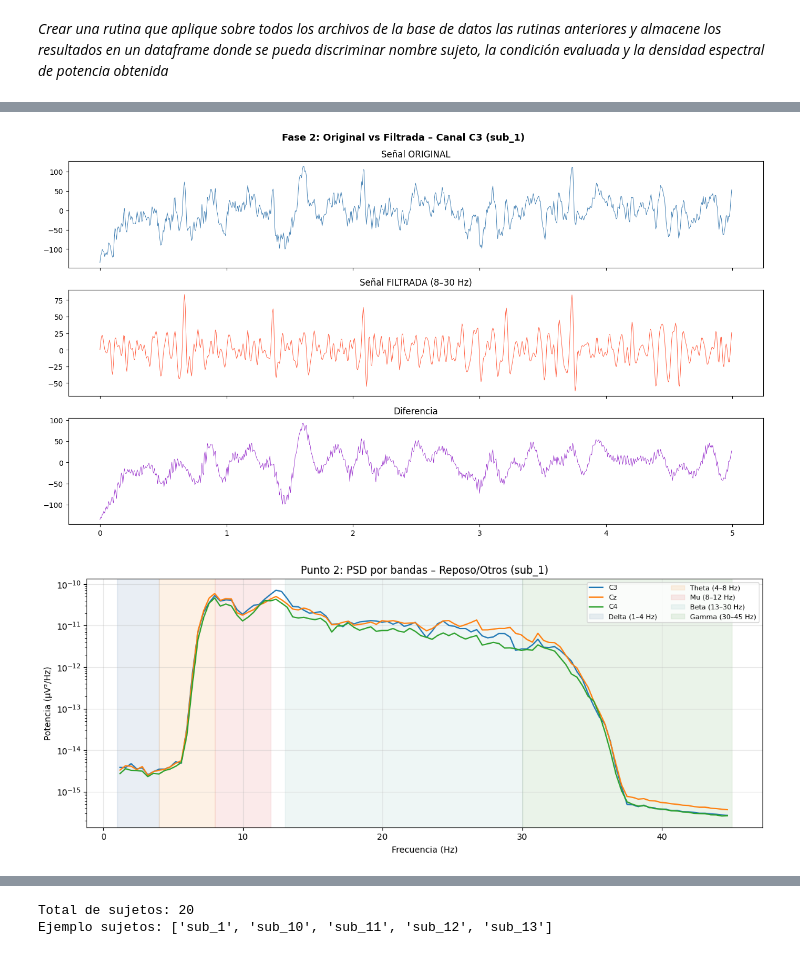
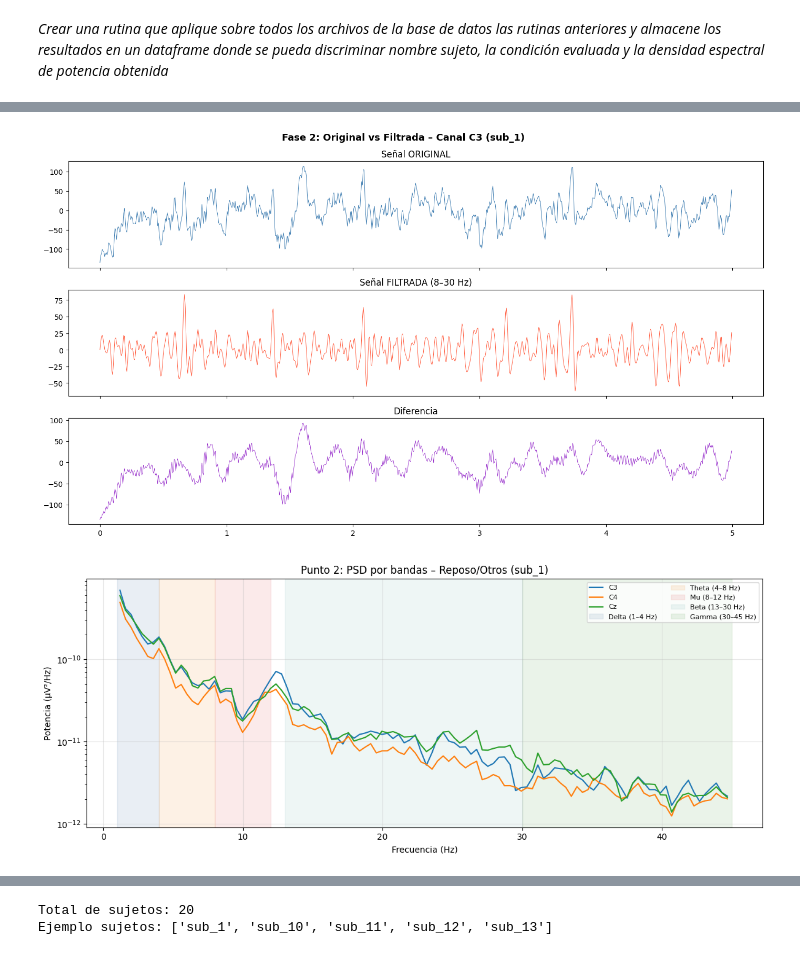
Before and after one commit to saramezap/Proyecto1, a Jupyter notebook: proyecto1_EEG.ipynb, the cells around one changed output, grey strips where cells are left out. Drawn from its saved outputs; the diff is of its cells as text; code cells hidden in the pictures.

Commit message:
corrijo la potencia

```diff
--- a/proyecto1_EEG.ipynb
+++ b/proyecto1_EEG.ipynb
@@ -277,7 +277,7 @@ def procesar_eeg_completo(raw, sujeto_id, nombre_archivo, tipo_tarea, mostrar_gr
         plt.show()
 
     # Fase 2
-    raw_res.filter(l_freq=8., h_freq=30., fir_design='firwin', verbose=False)
+    raw_res.filter(l_freq=8, h_freq=30, fir_design='firwin', verbose=False)
 
     if mostrar_graficas:
         sfreq  = raw_res.info['sfreq']
@@ -443,37 +443,55 @@ def construir_dataframe_completo(base_path):
                 ruta_completa = os.path.join(ruta_sujeto, archivo)
                 raw = mne.io.read_raw_eeglab(ruta_completa, preload=True, verbose=False)
 
+                # 1. Creamos una copia para el PUNTO 2 (Señal Original / Casi limpia)
+                # Solo filtramos lo mínimo (1-45Hz) para que Delta y Gamma existan.
+                raw_para_psd = raw.copy().pick(['C3', 'C4', 'Cz'])
+                raw_para_psd.filter(l_freq=1.0, h_freq=45.0, verbose=False)
+
+                # 2. Usamos tu función original para el PUNTO 1 (Tu metodología 8-30Hz)
+                # Esta es la que genera las gráficas de "antes vs después" del informe.
                 with warnings.catch_warnings():
                     warnings.simplefilter("ignore")
-                    epochs = procesar_eeg_completo(raw, sujeto, archivo, tipo,
-                                                   mostrar_graficas=mostrar)
+                    epochs_filtrados = procesar_eeg_completo(raw, sujeto, archivo, tipo,
+                                                           mostrar_graficas=mostrar)
 
-                if epochs is None:
+                if epochs_filtrados is None:
                     continue
 
-                potencias = psd_todas_las_bandas(epochs, sujeto, tipo,
+                # 3. Para el PUNTO 2 y el Dataframe, usamos la señal de banda ancha (1-45Hz)
+                # Así el Excel tendrá datos de Delta, Theta, Mu, Beta y Gamma.
+                # Creamos épocas de la señal original usando los eventos de la filtrada
+                epochs_completos = mne.Epochs(raw_para_psd, epochs_filtrados.events,
+                                              event_id=epochs_filtrados.event_id,
+                                              tmin=-0.5, tmax=2.0, baseline=(None, 0),
+                                              verbose=False, preload=True)
+
+                potencias = psd_todas_las_bandas(epochs_completos, sujeto, tipo,
                                                  mostrar_graficas=mostrar)
+
+
                 if not potencias:
                     continue
 
                 filas.append({'Registro': sujeto, 'Tarea': tipo, **potencias})
 
-            except Exception:
+            except Exception as e:
+                print(f"Error en {archivo}: {e}")
                 continue
 
     df = pd.DataFrame(filas)
     cols_fijas  = ['Registro', 'Tarea']
     cols_bandas = sorted([c for c in df.columns if c not in cols_fijas])
     return df[cols_fijas + cols_bandas]
 
 
 # EJECUCIÓN
 base_path = 'Lab_EEG_Imagineria'
 df_completo = construir_dataframe_completo(base_path)
 print(df_completo.to_string())
 df_completo.to_csv('resultados_completos.csv', index=False)
 # %% [output]
 [figure]
 [figure]
-[figure, old version]
+[figure, new version]
     Registro              Tarea       Beta_C3       Beta_C4       Beta_Cz      Delta_C3      Delta_C4      Delta_Cz      Gamma_C3      Gamma_C4      Gamma_Cz         Mu_C3         Mu_C4         Mu_Cz  ...
```
Also changed, not shown: parts of 1 cell of this notebook, 1 other file.
